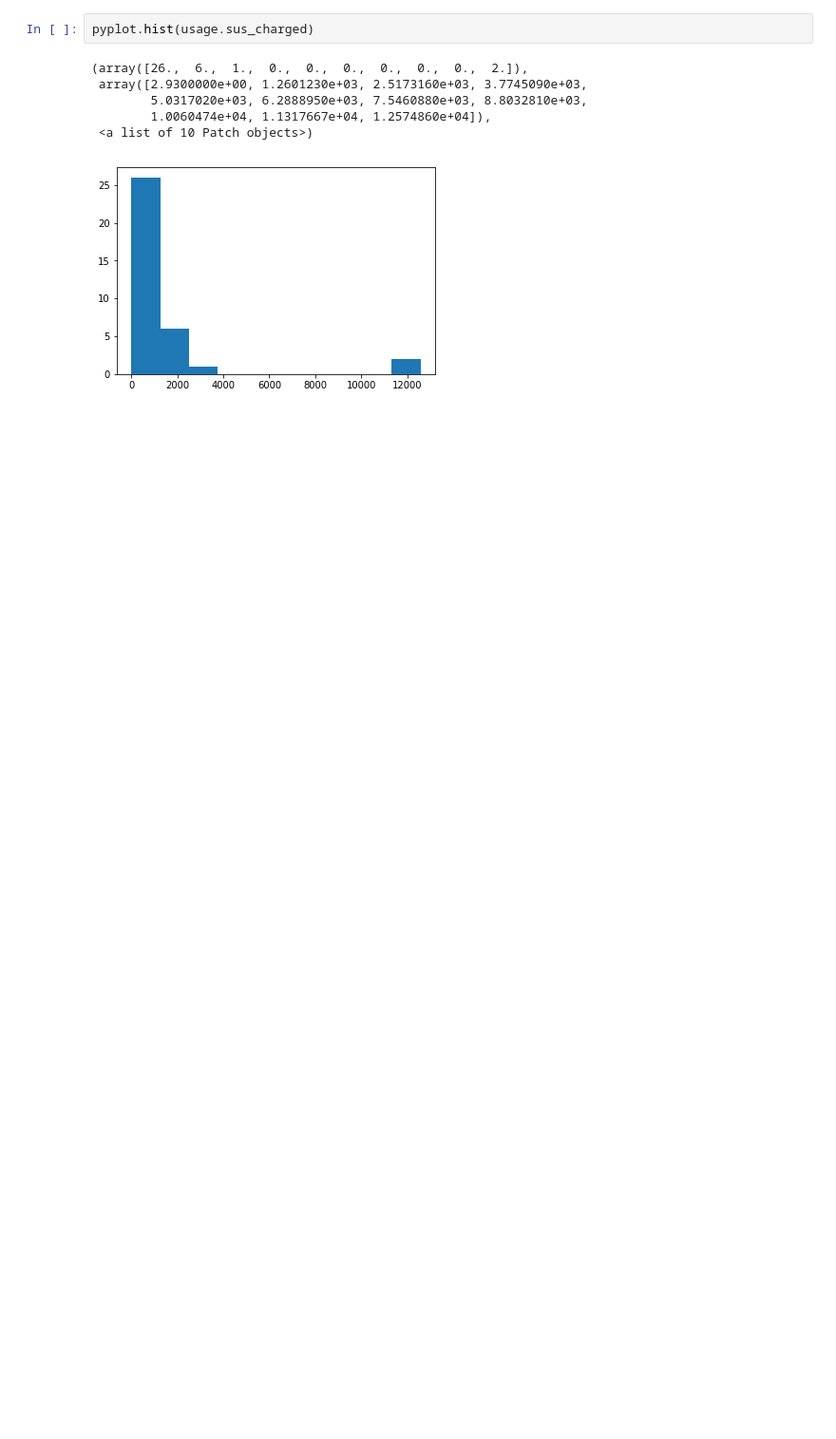
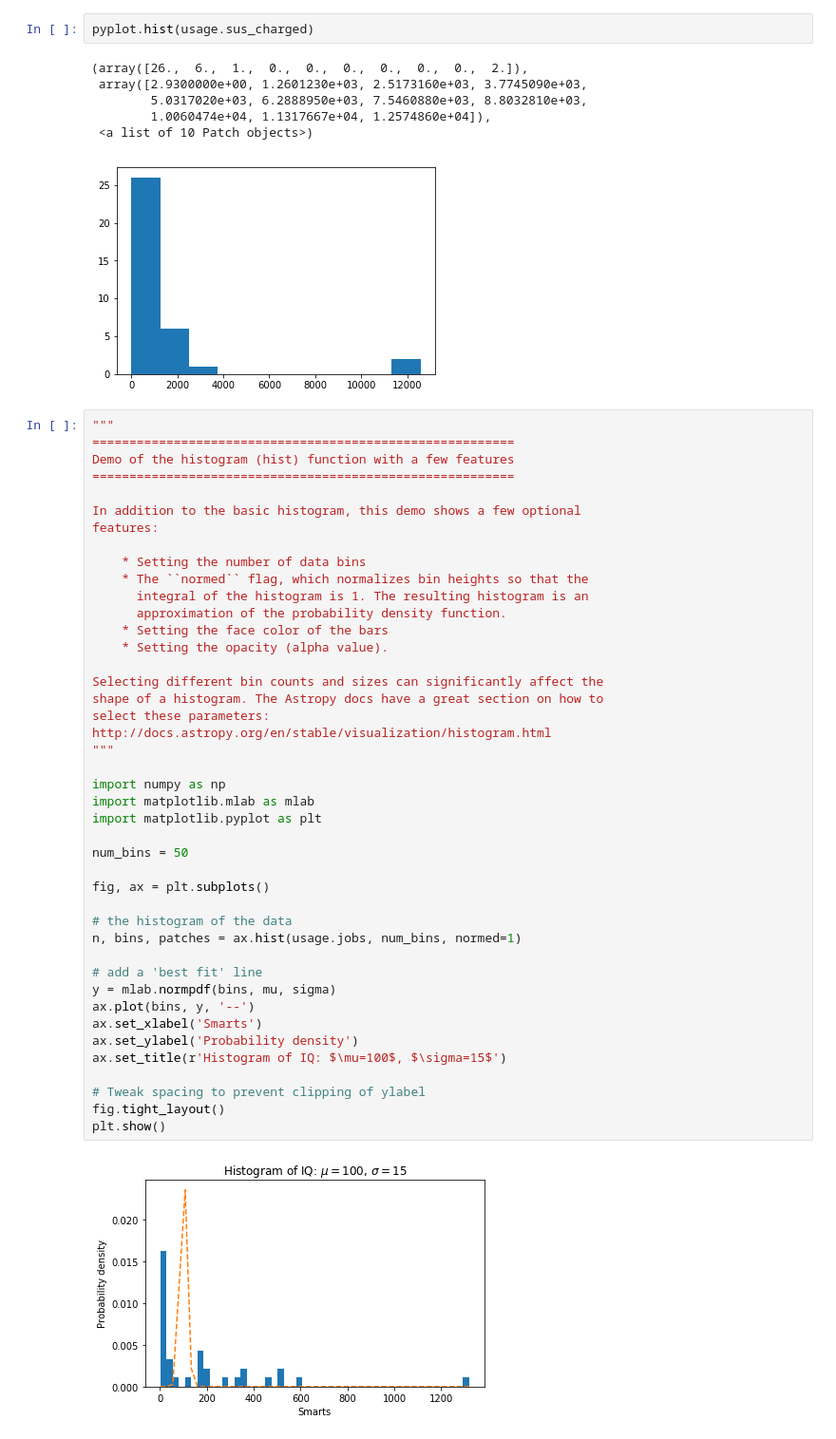
Before and after one commit to ctb/2018-ggg-jetstream-usage, a Jupyter notebook: jetstream-analysis.ipynb, the cells around one changed output. Shown at 95% size. Saved outputs shown, nothing was run; the diff lists cells and outputs as text; blank space fills up the shorter version.

```diff
--- a/jetstream-analysis.ipynb
+++ b/jetstream-analysis.ipynb
@@ -55,3 +54,48 @@ pyplot.hist(usage.sus_charged)
         1.0060474e+04, 1.1317667e+04, 1.2574860e+04]),
  <a list of 10 Patch objects>)
 [figure]
+# %%
+"""
+=========================================================
+Demo of the histogram (hist) function with a few features
+=========================================================
+
+In addition to the basic histogram, this demo shows a few optional
+features:
+
+    * Setting the number of data bins
+    * The ``normed`` flag, which normalizes bin heights so that the
+      integral of the histogram is 1. The resulting histogram is an
+      approximation of the probability density function.
+    * Setting the face color of the bars
+    * Setting the opacity (alpha value).
+
+Selecting different bin counts and sizes can significantly affect the
+shape of a histogram. The Astropy docs have a great section on how to
+select these parameters:
+http://docs.astropy.org/en/stable/visualization/histogram.html
+"""
+
+import numpy as np
+import matplotlib.mlab as mlab
+import matplotlib.pyplot as plt
+
+num_bins = 50
+
+fig, ax = plt.subplots()
+
+# the histogram of the data
+n, bins, patches = ax.hist(usage.jobs, num_bins, normed=1)
+
+# add a 'best fit' line
+y = mlab.normpdf(bins, mu, sigma)
+ax.plot(bins, y, '--')
+ax.set_xlabel('Smarts')
+ax.set_ylabel('Probability density')
+ax.set_title(r'Histogram of IQ: $\mu=100$, $\sigma=15$')
+
+# Tweak spacing to prevent clipping of ylabel
+fig.tight_layout()
+plt.show()
+# %% [output]
+[figure, added]
```
Also changed, not shown: parts of 10 cells of this notebook.
